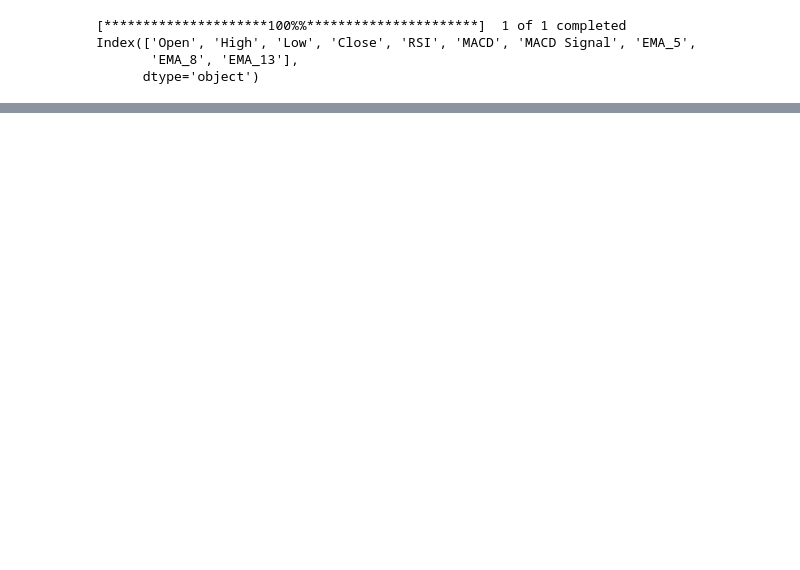
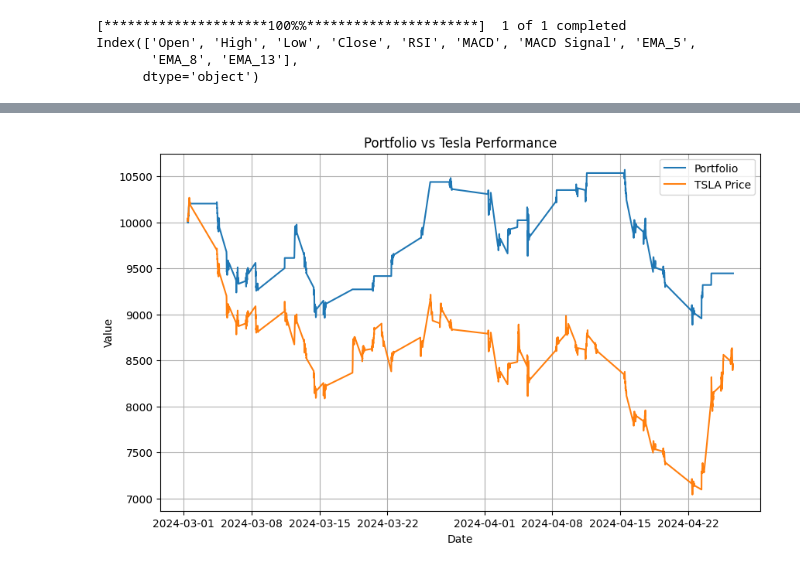
Before and after one commit to jfour1e/Quant-Algo-Trading, a Jupyter notebook: backtesting.ipynb, the cells around one changed output, grey strips where cells are left out. Cells and saved outputs as stored; diff of their text form; code cells hidden in the pictures; blank space fills up the shorter version.

```diff
--- a/backtesting.ipynb
+++ b/backtesting.ipynb
@@ -169,0 +114,14 @@ Datetime
+# %%
+stock_data = data['Close']*50.27
+
+plt.figure(figsize=(10, 6))
+plt.plot(portfolio.index, portfolio['Portfolio Value'], label='Portfolio')
+plt.plot(stock_data.index, stock_data, label='TSLA Price')
+plt.title('Portfolio vs Tesla Performance')
+plt.xlabel('Date')
+plt.ylabel('Value')
+plt.legend()
+plt.grid(True)
+plt.show()
+# %% [output]
+[figure, added]
```
Also changed, not shown: parts of 10 cells of this notebook.
